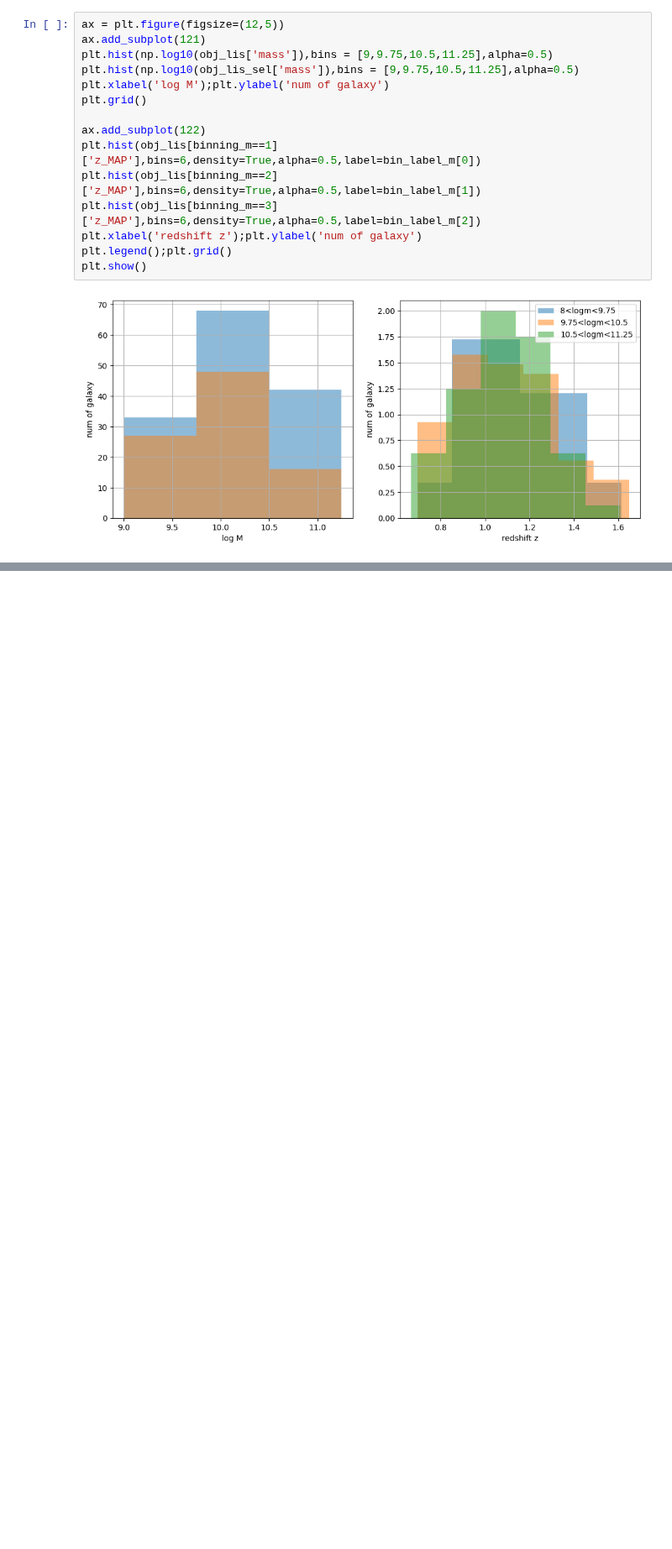
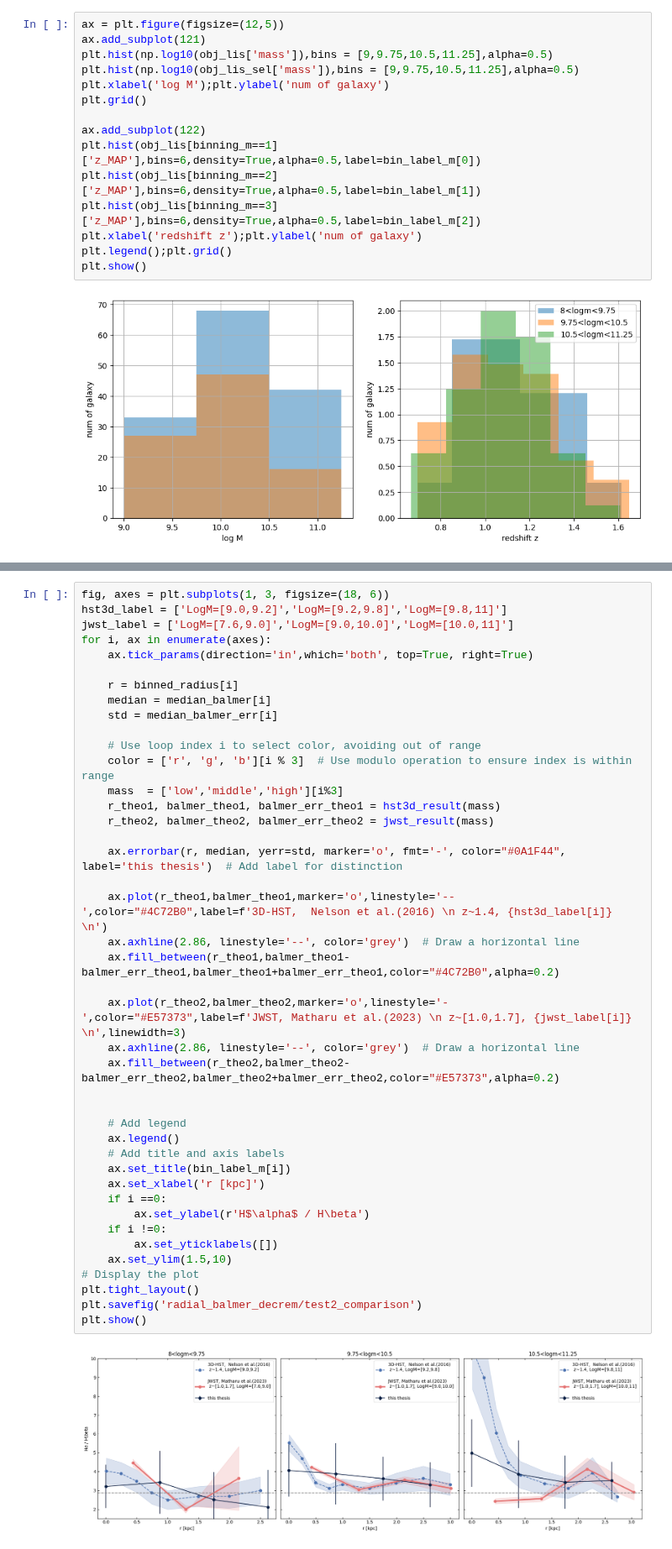
Before and after one commit to 2003cy/Balmer-Decrement-CLEAR, a Jupyter notebook: 6_binning.ipynb, the cells around one changed output, grey strips where cells are left out. Shown at 84% size. Saved outputs shown, nothing was run; the diff lists cells and outputs as text; blank space fills up the shorter version.

```diff
--- a/6_binning.ipynb
+++ b/6_binning.ipynb
@@ -56,0 +124,44 @@ plt.show()
+# %%
+fig, axes = plt.subplots(1, 3, figsize=(18, 6))
+hst3d_label = ['LogM=[9.0,9.2]','LogM=[9.2,9.8]','LogM=[9.8,11]']
+jwst_label = ['LogM=[7.6,9.0]','LogM=[9.0,10.0]','LogM=[10.0,11]']
+for i, ax in enumerate(axes):
+    ax.tick_params(direction='in',which='both', top=True, right=True)
+
+    r = binned_radius[i]
+    median = median_balmer[i]
+    std = median_balmer_err[i]
+
+    # Use loop index i to select color, avoiding out of range
+    color = ['r', 'g', 'b'][i % 3]  # Use modulo operation to ensure index is within range
+    mass  = ['low','middle','high'][i%3]
+    r_theo1, balmer_theo1, balmer_err_theo1 = hst3d_result(mass)
+    r_theo2, balmer_theo2, balmer_err_theo2 = jwst_result(mass)
+
+    ax.errorbar(r, median, yerr=std, marker='o', fmt='-', color="#0A1F44", label='this thesis')  # Add label for distinction
+
+    ax.plot(r_theo1,balmer_theo1,marker='o',linestyle='--',color="#4C72B0",label=f'3D-HST,  Nelson et al.(2016) \n z~1.4, {hst3d_label[i]} \n')
+    ax.axhline(2.86, linestyle='--', color='grey')  # Draw a horizontal line
+    ax.fill_between(r_theo1,balmer_theo1-balmer_err_theo1,balmer_theo1+balmer_err_theo1,color="#4C72B0",alpha=0.2)
+
+    ax.plot(r_theo2,balmer_theo2,marker='o',linestyle='-',color="#E57373",label=f'JWST, Matharu et al.(2023) \n z~[1.0,1.7], {jwst_label[i]} \n',linewidth=3)
+    ax.axhline(2.86, linestyle='--', color='grey')  # Draw a horizontal line
+    ax.fill_between(r_theo2,balmer_theo2-balmer_err_theo2,balmer_theo2+balmer_err_theo2,color="#E57373",alpha=0.2)
+
+
+    # Add legend
+    ax.legend()
+    # Add title and axis labels
+    ax.set_title(bin_label_m[i])
+    ax.set_xlabel('r [kpc]')
+    if i ==0:
+        ax.set_ylabel(r'H$\alpha$ / H\beta')
+    if i !=0:
+        ax.set_yticklabels([])
+    ax.set_ylim(1.5,10)
+# Display the plot
+plt.tight_layout()
+plt.savefig('radial_balmer_decrem/test2_comparison')
+plt.show()
+# %% [output]
+[figure, added]
```
Also changed, not shown: parts of 15 cells of this notebook, 22 other files.
